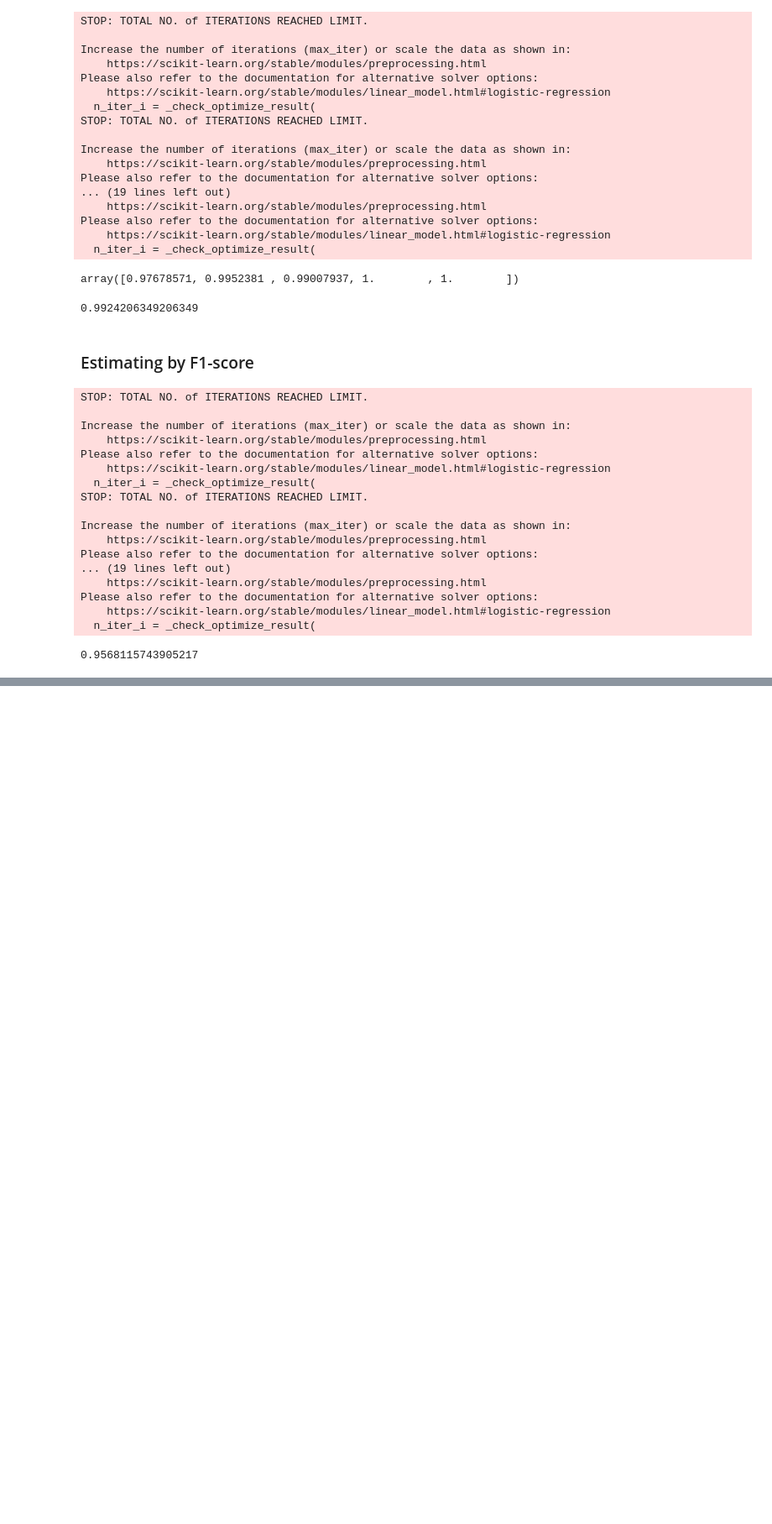
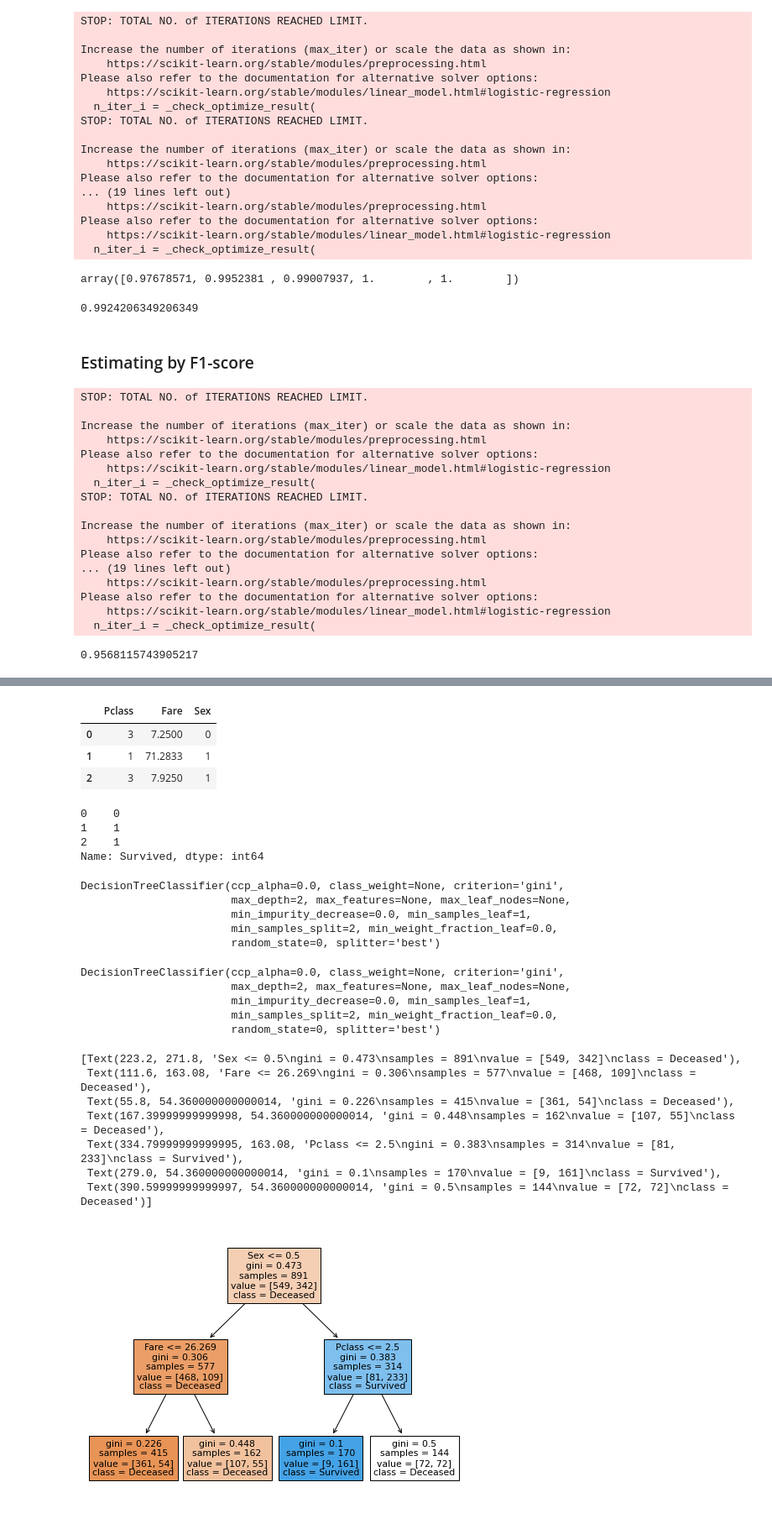
Before and after one commit to tien-le/-50-scikit-learn-tips, a Jupyter notebook: course - 50 scikit-learn tips.ipynb, the cells around one changed output, grey strips where cells are left out. Shown at 84% size. Cells and saved outputs as stored; diff of their text form; code cells hidden in the pictures; blank space fills up the shorter version.

```diff
--- a/course - 50 scikit-learn tips.ipynb
+++ b/course - 50 scikit-learn tips.ipynb
@@ -2814,0 +2880,28 @@ Please also refer to the documentation for alternative solver options:
+# %%
+file_input_path = "titanic_train.csv"
+if not os.path.exists(file_input_path):
+    df_train = pd.read_csv("http://bit.ly/kaggletrain")
+    df_train.to_csv(file_input_path, header=True, index=False, sep="\t")
+else:
+    df_train = pd.read_csv(file_input_path, header=0, sep="\t")
+
+df_train["Sex"] = df_train["Sex"].map({"male":0, "female":1})
+
+features = ["Pclass", "Fare", "Sex"]
+X, y = df_train[features], df_train["Survived"]
+# %%
+X.head(3)
+# %% [output]
+|  | Pclass | Fare | Sex |
+| 0 | 3 | 7.2500 | 0 |
+| 1 | 1 | 71.2833 | 1 |
+| 2 | 3 | 7.9250 | 1 |
+# %%
+y.head(3)
+# %% [output]
+0    0
+1    1
+2    1
+Name: Survived, dtype: int64
+# %%
+labels = ["Deceased", "Survived"]
@@ -2814,0 +2910,17 @@ Please also refer to the documentation for alternative solver options:
+# %%
+dt = DecisionTreeClassifier(max_depth=2, random_state=0)
+dt
+# %% [output]
+DecisionTreeClassifier(ccp_alpha=0.0, class_weight=None, criterion='gini',
+                       max_depth=2, max_features=None, max_leaf_nodes=None,
+                       min_impurity_decrease=0.0, min_samples_leaf=1,
+                       min_samples_split=2, min_weight_fraction_leaf=0.0,
+                       random_state=0, splitter='best')
+# %%
+dt.fit(X, y)
+# %% [output]
+DecisionTreeClassifier(ccp_alpha=0.0, class_weight=None, criterion='gini',
+                       max_depth=2, max_features=None, max_leaf_nodes=None,
+                       min_impurity_decrease=0.0, min_samples_leaf=1,
+                       min_samples_split=2, min_weight_fraction_leaf=0.0,
+                       random_state=0, splitter='best')
@@ -2814,0 +2929,12 @@ Please also refer to the documentation for alternative solver options:
+# %%
+plt.figure(figsize=(8,6))
+plot_tree(dt, feature_names=features, class_names=labels, filled=True)
+# %% [output]
+[Text(223.2, 271.8, 'Sex <= 0.5\ngini = 0.473\nsamples = 891\nvalue = [549, 342]\nclass = Deceased'),
+ Text(111.6, 163.08, 'Fare <= 26.269\ngini = 0.306\nsamples = 577\nvalue = [468, 109]\nclass = Deceased'),
+ Text(55.8, 54.360000000000014, 'gini = 0.226\nsamples = 415\nvalue = [361, 54]\nclass = Deceased'),
+ Text(167.39999999999998, 54.360000000000014, 'gini = 0.448\nsamples = 162\nvalue = [107, 55]\nclass = Deceased'),
+ Text(334.79999999999995, 163.08, 'Pclass <= 2.5\ngini = 0.383\nsamples = 314\nvalue = [81, 233]\nclass = Survived'),
+ Text(279.0, 54.360000000000014, 'gini = 0.1\nsamples = 170\nvalue = [9, 161]\nclass = Survived'),
+ Text(390.59999999999997, 54.360000000000014, 'gini = 0.5\nsamples = 144\nvalue = [72, 72]\nclass = Deceased')]
+[figure, added]
```
Also changed, not shown: parts of 50 cells of this notebook.
